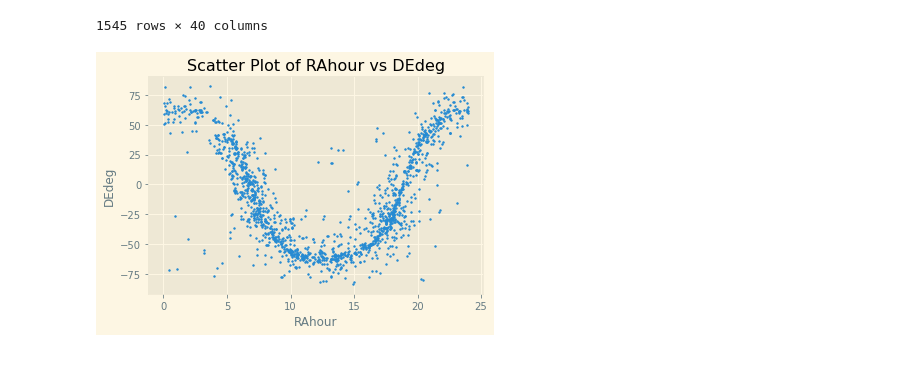
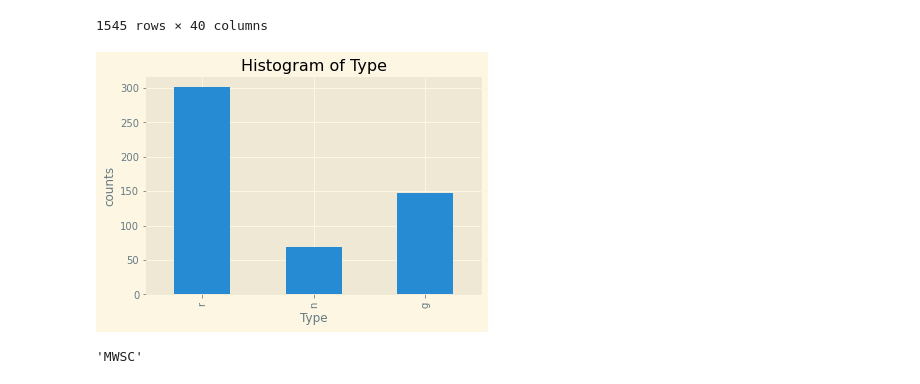
Before and after one commit to jpbatleidenuniv/BRP, a Jupyter notebook: Notebooks/Hunt_notebook.ipynb, the cells around one changed output. Drawn from its saved outputs; the diff is of its cells as text; code cells hidden in the pictures.

```diff
--- a/Notebooks/Hunt_notebook.ipynb
+++ b/Notebooks/Hunt_notebook.ipynb
@@ -169,8 +169,13 @@ def DFplot(df, col1, col2=None):
             plt.savefig(f'./Data/PlotKharchenko/Scatter/{col1}vs{col2}.pdf', format='pdf', bbox_inches='tight')
             plt.show()
 # %%
-DFplot(khar_notfound, 'RAhour', 'DEdeg')
+DFplot(khar_notfound, khar_notfound.columns[2])
 
 #khar_notfound['Type'].value_counts(sort=False).plot(kind='bar')
 # %% [output]
-[figure, old version]
+[figure, new version]
+# %%
+for column_name in khar_notfound.columns:
+    DFplot(khar_notfound, khar_notfound[column_name])
+# %% [output]
+'MWSC'
```
Also changed, not shown: 1 other file.
